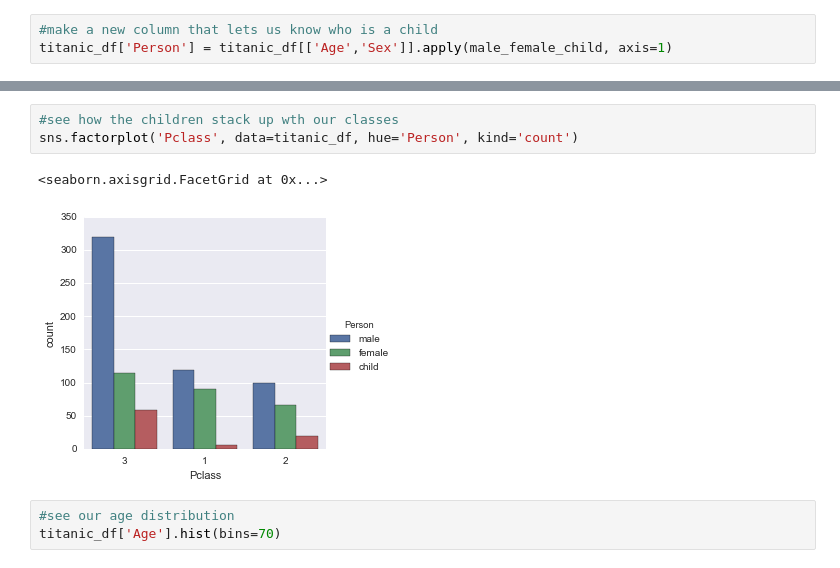
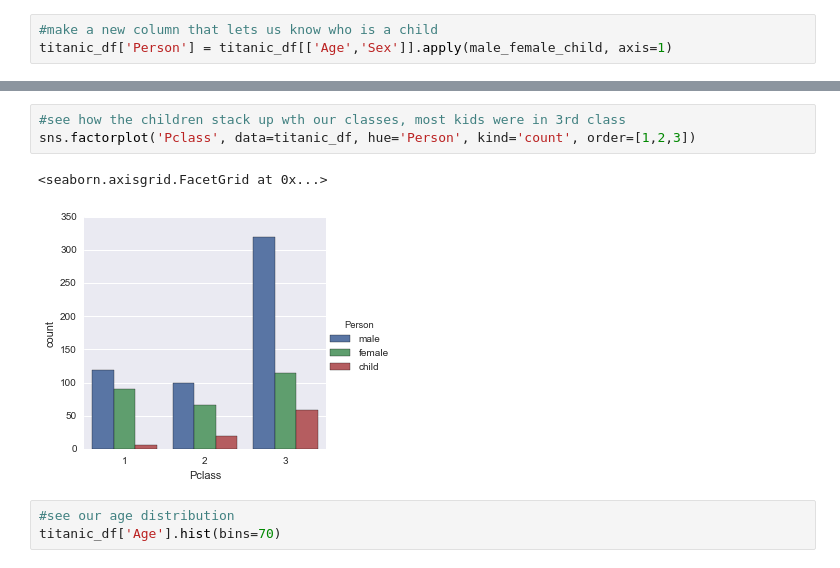
Before and after one commit to adamdk/Titanic, a Jupyter notebook: Titanic.ipynb, the cells around one changed output, grey strips where cells are left out. Cells and saved outputs as stored; diff of their text form.

```diff
--- a/Titanic.ipynb
+++ b/Titanic.ipynb
@@ -101,11 +102,11 @@ titanic_df.head(10)
 | 8 | 9 | 1 | 3 | Johnson, Mrs. Oscar W (Elisabeth ... | female | 27 | 0 | 2 | 347742 | 11.1333 | ... |
 | 9 | 10 | 1 | 2 | Nasser, Mrs. Nicholas (Adele Achem) | female | 14 | 1 | 0 | 237736 | 30.0708 | ... |
 # %%
-#see how the children stack up wth our classes
-sns.factorplot('Pclass', data=titanic_df, hue='Person', kind='count')
+#see how the children stack up wth our classes, most kids were in 3rd class
+sns.factorplot('Pclass', data=titanic_df, hue='Person', kind='count', order=[1,2,3])
 # %% [output]
 <seaborn.axisgrid.FacetGrid at 0x...>
-[figure, old version]
+[figure, new version]
 # %%
 #see our age distribution
 titanic_df['Age'].hist(bins=70)
```
Also changed, not shown: parts of 14 cells of this notebook.
